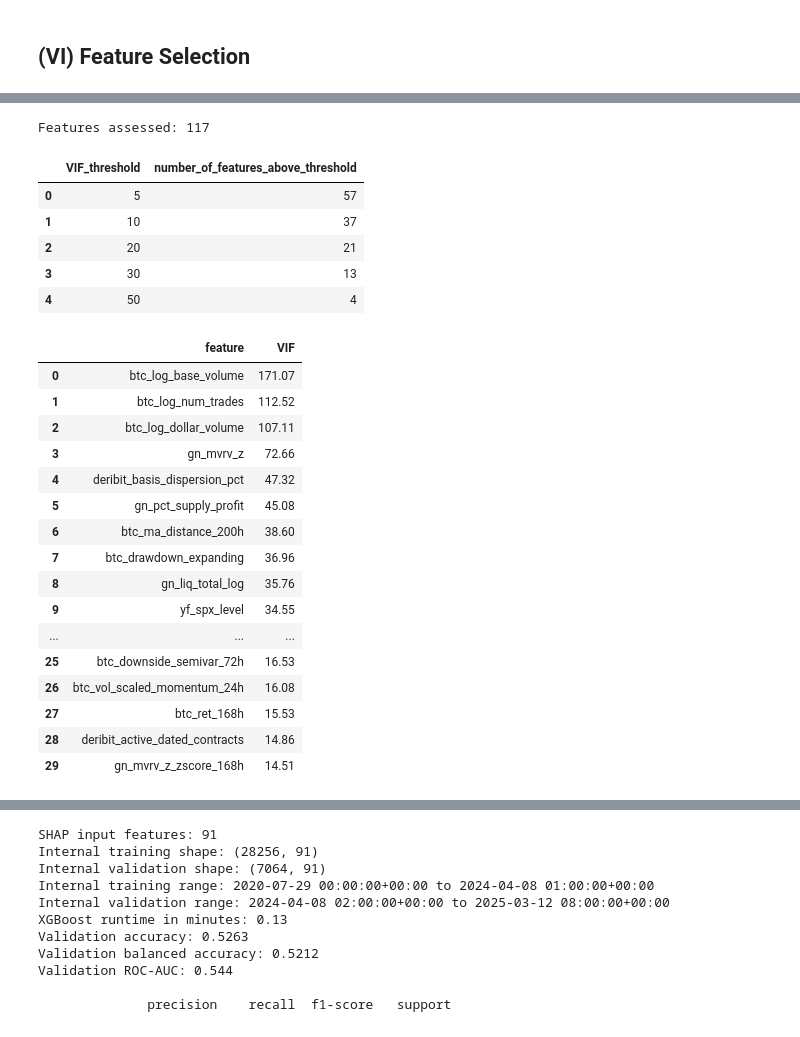
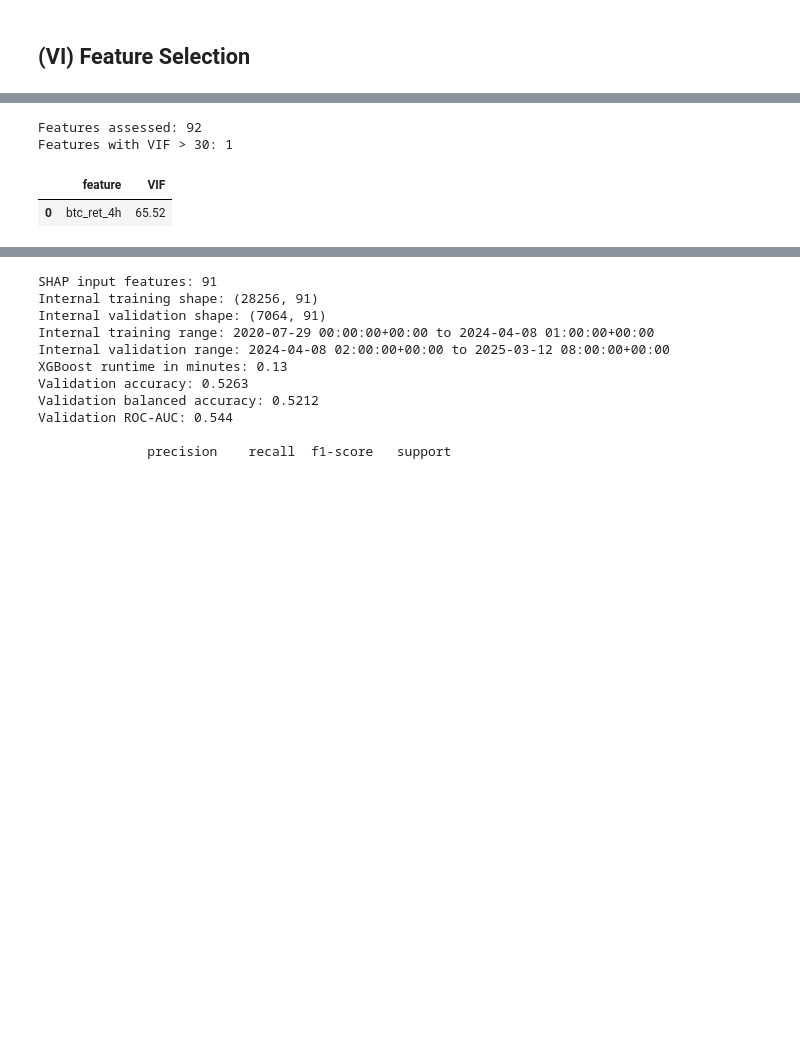
Before and after one commit to jade-lam/CQF, a Jupyter notebook: CQF_Final_Project.ipynb, the cells around one changed output, grey strips where cells are left out. Saved outputs shown, nothing was run; the diff lists cells and outputs as text; code cells hidden in the pictures; blank space fills up the shorter version.

```diff
--- a/CQF_Final_Project.ipynb
+++ b/CQF_Final_Project.ipynb
@@ -4061,46 +4045,23 @@ Remaining pairs with |correlation| > 0.90: 11
 # %%
-# Calculate variance inflation factors after the structural correlation trim
+# Calculate VIF after structural correlation pruning
 from sklearn.preprocessing import StandardScaler
 
-X_vif = X_train_corr_trimmed.select_dtypes(include=np.number).copy()
-X_vif_scaled = pd.DataFrame(StandardScaler().fit_transform(X_vif), index=X_vif.index, columns=X_vif.columns)
+X_vif = pd.DataFrame(
+    StandardScaler().fit_transform(X_train_corr_trimmed),
+    index=X_train_corr_trimmed.index,
+    columns=X_train_corr_trimmed.columns)
 
-vif_corr_matrix = X_vif_scaled.corr().to_numpy()
-vif_inverse_corr = np.linalg.pinv(vif_corr_matrix)
-
-vif_results = pd.DataFrame({"feature": X_vif_scaled.columns, "VIF": np.diag(vif_inverse_corr)})
+inverse_corr = np.linalg.pinv(X_vif.corr().to_numpy())
+vif_results = pd.DataFrame({"feature": X_vif.columns, "VIF": np.diag(inverse_corr)})
 vif_results = vif_results.sort_values("VIF", ascending=False).reset_index(drop=True)
 
-vif_threshold_summary = pd.DataFrame({
-    "VIF_threshold": [5, 10, 20, 30, 50],
-    "number_of_features_above_threshold": [(vif_results["VIF"] > threshold).sum() for threshold in [5, 10, 20, 30, 50]]
-})
+high_vif_features = vif_results.loc[vif_results["VIF"] > 30].copy()
 
 print("Features assessed:", len(vif_results))
-display(vif_threshold_summary)
-display(vif_results.head(30).style.format({"VIF": "{:.2f}"}))
+print("Features with VIF > 30:", len(high_vif_features))
+display(high_vif_features.style.format({"VIF": "{:.2f}"}))
 # %% [output]
-Features assessed: 117
+Features assessed: 92
+Features with VIF > 30: 1
-|  | VIF_threshold | number_of_features_above_threshold |
-| 0 | 5 | 57 |
-| 1 | 10 | 37 |
-| 2 | 20 | 21 |
-| 3 | 30 | 13 |
-| 4 | 50 | 4 |
+|  | feature | VIF |
+| 0 | btc_ret_4h | 65.52 |
-|  | feature | VIF |
-| 0 | btc_log_base_volume | 171.07 |
-| 1 | btc_log_num_trades | 112.52 |
-| 2 | btc_log_dollar_volume | 107.11 |
-| 3 | gn_mvrv_z | 72.66 |
-| 4 | deribit_basis_dispersion_pct | 47.32 |
-| 5 | gn_pct_supply_profit | 45.08 |
-| 6 | btc_ma_distance_200h | 38.60 |
-| 7 | btc_drawdown_expanding | 36.96 |
-| 8 | gn_liq_total_log | 35.76 |
-| 9 | yf_spx_level | 34.55 |
-| ... | ... | ... |
-| 25 | btc_downside_semivar_72h | 16.53 |
-| 26 | btc_vol_scaled_momentum_24h | 16.08 |
-| 27 | btc_ret_168h | 15.53 |
-| 28 | deribit_active_dated_contracts | 14.86 |
-| 29 | gn_mvrv_z_zscore_168h | 14.51 |
```
Also changed, not shown: parts of 14 cells of this notebook.
